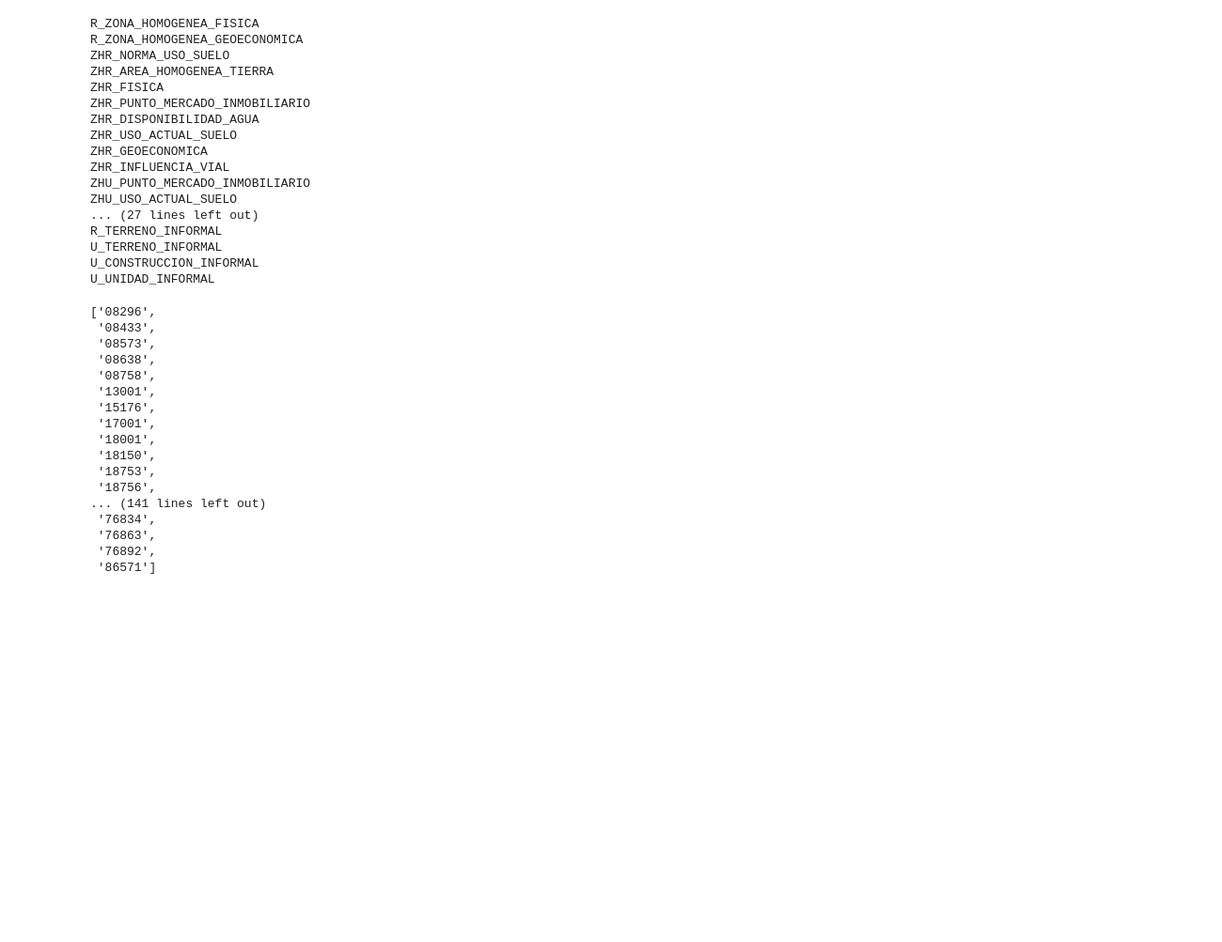
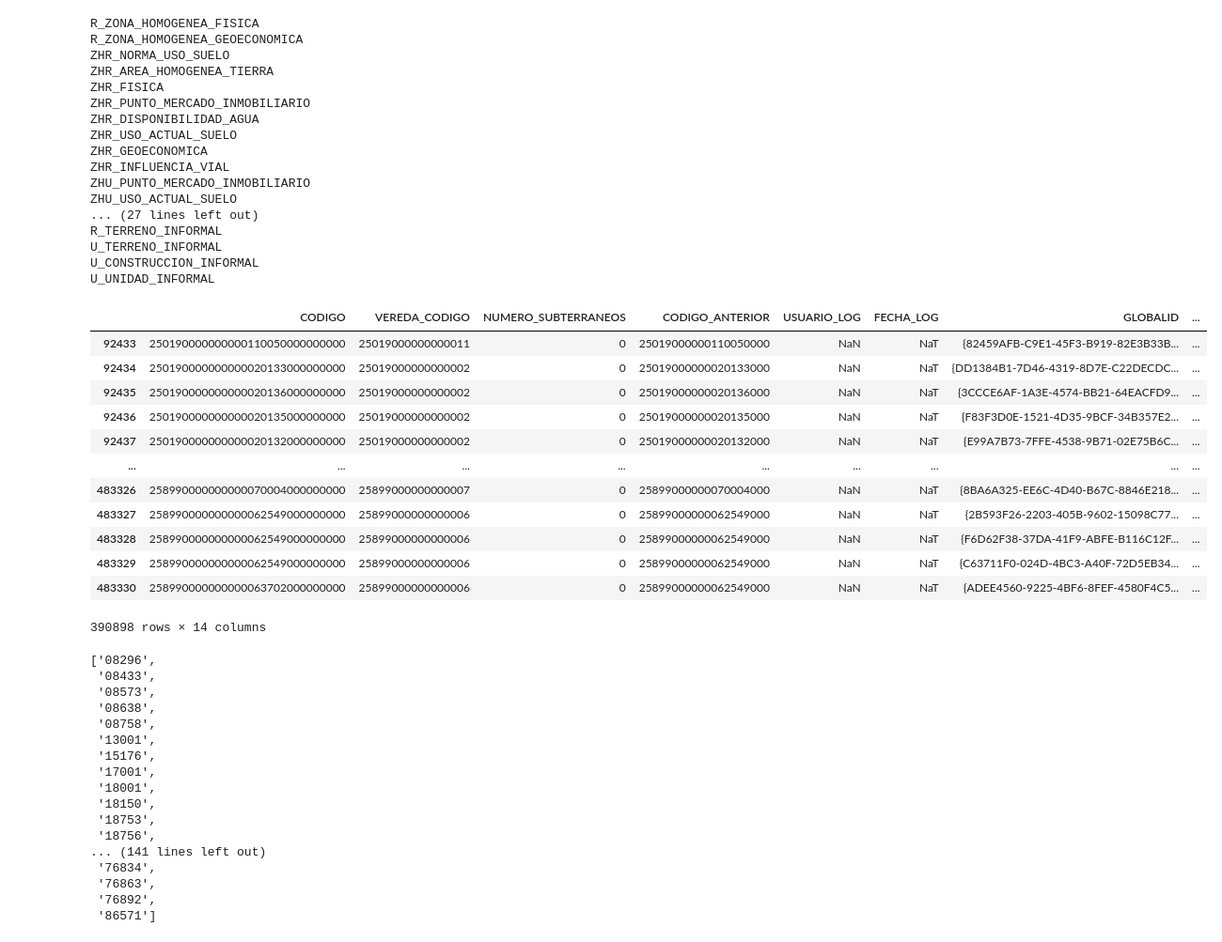
Before and after one commit to caavellanedag/OFERTAS_IGAC, a Jupyter notebook: src/230626_PROCESAMIENTO_OFERTAS_CARTOGRAFIA_GIC.ipynb, the cells around one changed output. Shown: that part at 94% size. Drawn from its saved outputs; the diff is of its cells as text; code cells hidden in the pictures; blank space fills up the shorter version.

```diff
--- a/src/230626_PROCESAMIENTO_OFERTAS_CARTOGRAFIA_GIC.ipynb
+++ b/src/230626_PROCESAMIENTO_OFERTAS_CARTOGRAFIA_GIC.ipynb
@@ -77,12 +77,33 @@ U_CONSTRUCCION_INFORMAL
 U_UNIDAD_INFORMAL
 # %%
 #gdb = gpd.read_file("Gestores_Habilitados.gdb")
-gdb_path = "Gestores_Habilitados.gdb"
+gdb_path = "../Gestores_Habilitados.gdb"
 layer_name = "R_TERRENO"
 gdb = gpd.read_file(gdb_path, layer=layer_name)
 #gdb_u_manzana = gpd.read_file("2022_12/shp/25/U_MANZANA/U_MANZANA.shp")
 # Transform the coordinate system to EPSG:4326 (WGS84)
-gdb = gdb.to_crs("EPSG:4326")
+#gdb = gdb.to_crs("EPSG:4326")
+# %%
+gdb["codigo_departamento"] = gdb["codigo_municipio"].str[:2]
+# %%
+gdb1 = gdb[gdb["codigo_departamento"] == "08"]
+gdb1 = gdb1.to_crs("EPSG:4326")
+# %%
+gdb1
+# %% [output]
+|  | CODIGO | VEREDA_CODIGO | NUMERO_SUBTERRANEOS | CODIGO_ANTERIOR | USUARIO_LOG | FECHA_LOG | GLOBALID | ... |
+| 92433 | 250190000000000110050000000000 | 25019000000000011 | 0 | 25019000000110050000 | NaN | NaT | {82459AFB-C9E1-45F3-B919-82E3B33B... | ... |
+| 92434 | 250190000000000020133000000000 | 25019000000000002 | 0 | 25019000000020133000 | NaN | NaT | {DD1384B1-7D46-4319-8D7E-C22DECDC... | ... |
+| 92435 | 250190000000000020136000000000 | 25019000000000002 | 0 | 25019000000020136000 | NaN | NaT | {3CCCE6AF-1A3E-4574-BB21-64EACFD9... | ... |
+| 92436 | 250190000000000020135000000000 | 25019000000000002 | 0 | 25019000000020135000 | NaN | NaT | {F83F3D0E-1521-4D35-9BCF-34B357E2... | ... |
+| 92437 | 250190000000000020132000000000 | 25019000000000002 | 0 | 25019000000020132000 | NaN | NaT | {E99A7B73-7FFE-4538-9B71-02E75B6C... | ... |
+| ... | ... | ... | ... | ... | ... | ... | ... | ... |
+| 483326 | 258990000000000070004000000000 | 25899000000000007 | 0 | 25899000000070004000 | NaN | NaT | {8BA6A325-EE6C-4D40-B67C-8846E218... | ... |
+| 483327 | 258990000000000062549000000000 | 25899000000000006 | 0 | 25899000000062549000 | NaN | NaT | {2B593F26-2203-405B-9602-15098C77... | ... |
+| 483328 | 258990000000000062549000000000 | 25899000000000006 | 0 | 25899000000062549000 | NaN | NaT | {F6D62F38-37DA-41F9-ABFE-B116C12F... | ... |
+| 483329 | 258990000000000062549000000000 | 25899000000000006 | 0 | 25899000000062549000 | NaN | NaT | {C63711F0-024D-4BC3-A40F-72D5EB34... | ... |
+| 483330 | 258990000000000063702000000000 | 25899000000000006 | 0 | 25899000000062549000 | NaN | NaT | {ADEE4560-9225-4BF6-8FEF-4580F4C5... | ... |
+390898 rows × 14 columns
 # %%
 list(gdb["codigo_municipio"].unique())
 # %% [output]
```
Also changed, not shown: parts of 3 cells of this notebook, 1 other file.
